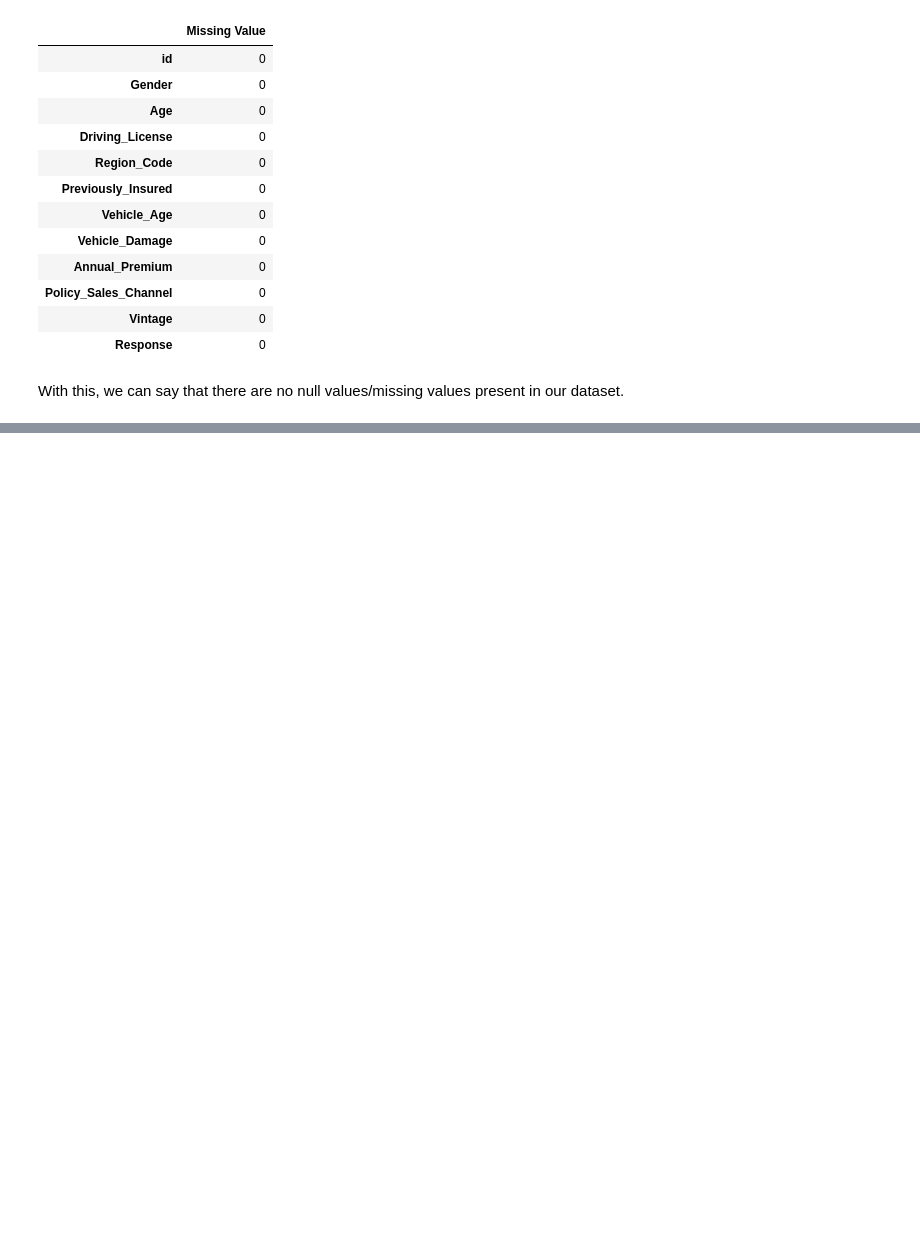
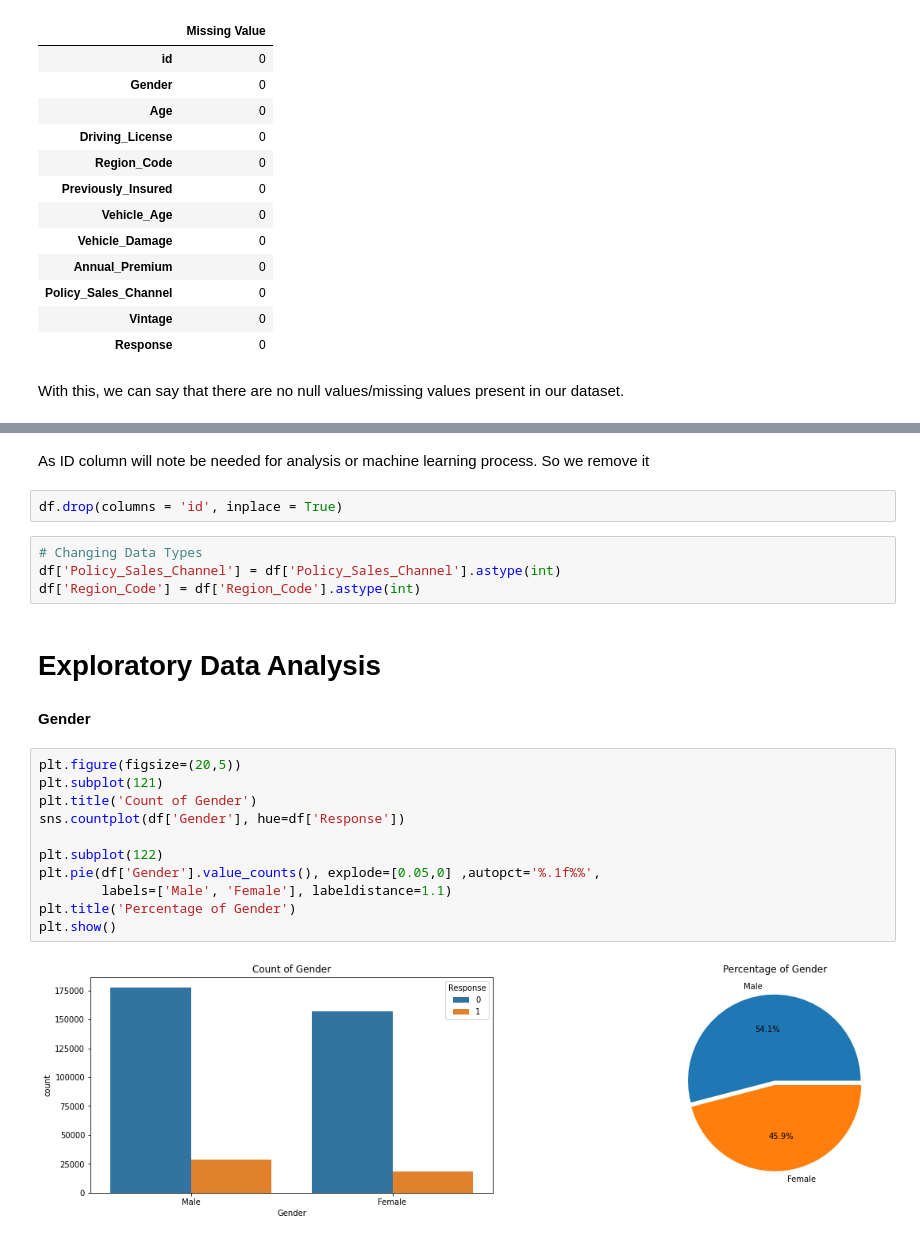
Before and after one commit to deepakpracheta/Health-Insurance-Cross-Sell-Prediction, a Jupyter notebook: HEALTH_INSURANCE_CROSS_SELL_PREDICTION.ipynb, the cells around one changed output, grey strips where cells are left out. Drawn from its saved outputs; the diff is of its cells as text; blank space fills up the shorter version.

```diff
--- a/HEALTH_INSURANCE_CROSS_SELL_PREDICTION.ipynb
+++ b/HEALTH_INSURANCE_CROSS_SELL_PREDICTION.ipynb
@@ -165,0 +277,26 @@ With this, we can say that there are no null values/missing values present in ou
+# %% [markdown]
+As ID column will note be needed for analysis or machine learning process.
+So we remove it
+# %%
+df.drop(columns = 'id', inplace = True)
+# %%
+# Changing Data Types
+df['Policy_Sales_Channel'] = df['Policy_Sales_Channel'].astype(int)
+df['Region_Code'] = df['Region_Code'].astype(int)
+# %% [markdown]
+# **Exploratory Data Analysis**
+# %% [markdown]
+**Gender**
+# %%
+plt.figure(figsize=(20,5))
+plt.subplot(121)
+plt.title('Count of Gender')
+sns.countplot(df['Gender'], hue=df['Response'])
+
+plt.subplot(122)
+plt.pie(df['Gender'].value_counts(), explode=[0.05,0] ,autopct='%.1f%%',
+        labels=['Male', 'Female'], labeldistance=1.1)
+plt.title('Percentage of Gender')
+plt.show()
+# %% [output]
+[figure, added]
```
Also changed, not shown: parts of 16 cells of this notebook.
